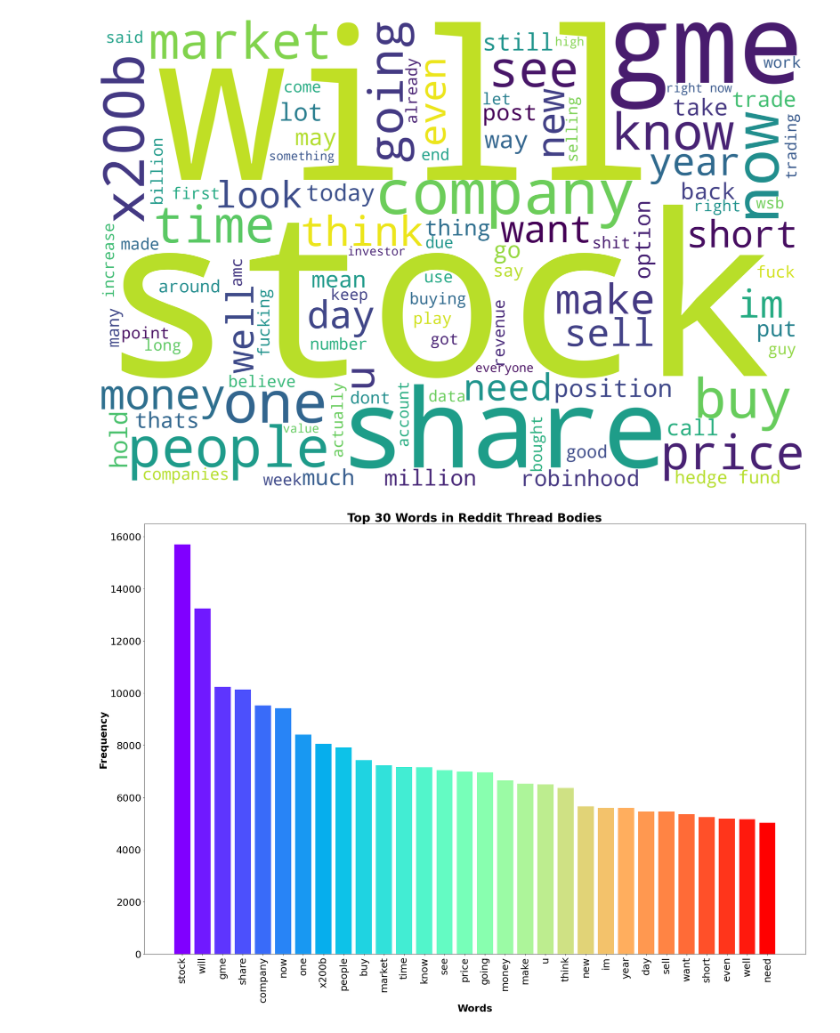
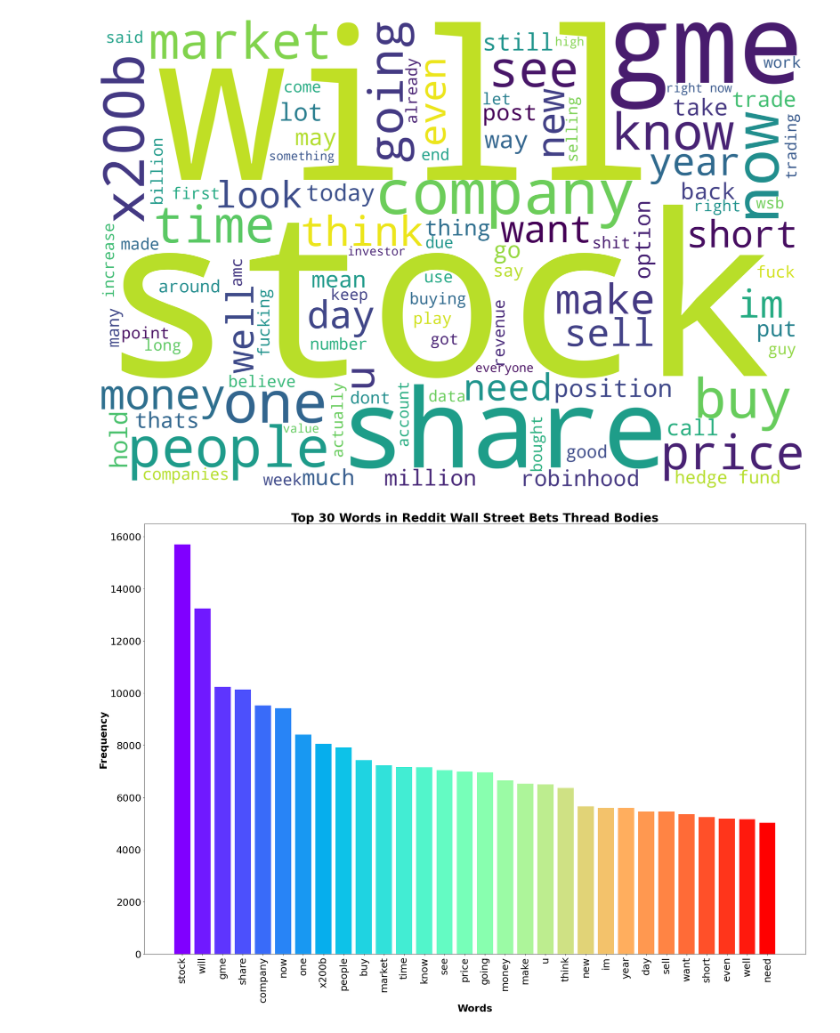
Before and after one commit to ccwhgetgit/DAO2702Project, a Jupyter notebook: Reddit.ipynb, the cells around one changed output. Cells and saved outputs as stored; diff of their text form; code cells hidden in the pictures.

Commit message:
chore: update title of bar graph

```diff
--- a/Reddit.ipynb
+++ b/Reddit.ipynb
@@ -279,18 +279,18 @@ createWordCloud(body_text)
 # %%
 # Process all thread bodies into a dictionary of words to frequency
 body_word_to_freq = WordCloud(stopwords = STOPWORDS).process_text(body_text)
 
 # Get top 30 words by their frequency
 body_word_to_freq_top30 = dict(sorted(body_word_to_freq.items(), key = lambda item: item[1], reverse = True)[:30])
 
 # Plot bar chart of top 30 words
 plt.figure(figsize = (30,20))
 plt.bar(*zip(*body_word_to_freq_top30.items()), color = plt.cm.rainbow(np.linspace(0, 1, 30)))
-plt.title("Top 30 Words in Reddit Thread Bodies", fontsize = 30, fontweight = "bold")
+plt.title("Top 30 Words in Reddit Wall Street Bets Thread Bodies", fontsize = 30, fontweight = "bold")
 plt.xticks(fontsize = 25, rotation = 90)
 plt.yticks(fontsize = 25)
 plt.xlabel("Words", fontsize = 25, fontweight = "bold")
 plt.ylabel("Frequency", fontsize = 25, fontweight = "bold")
 plt.show()
 # %% [output]
-[figure, old version]
+[figure, new version]
```
